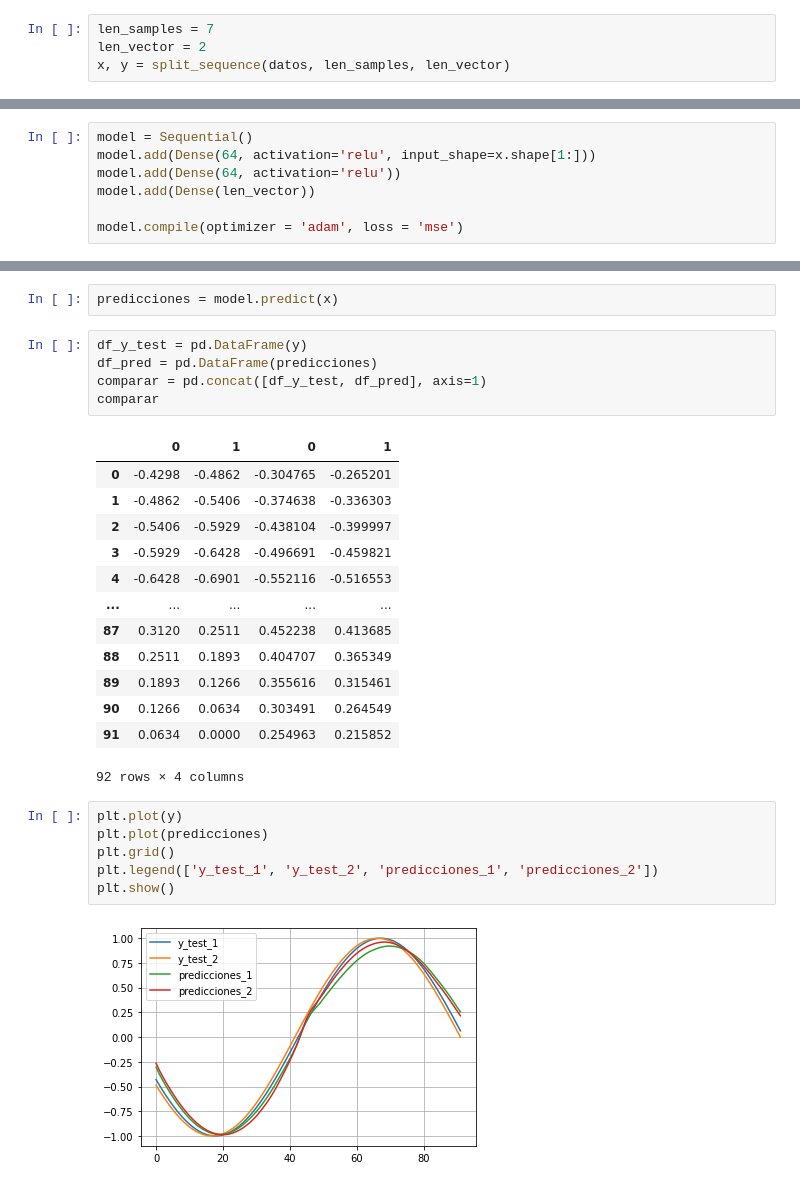
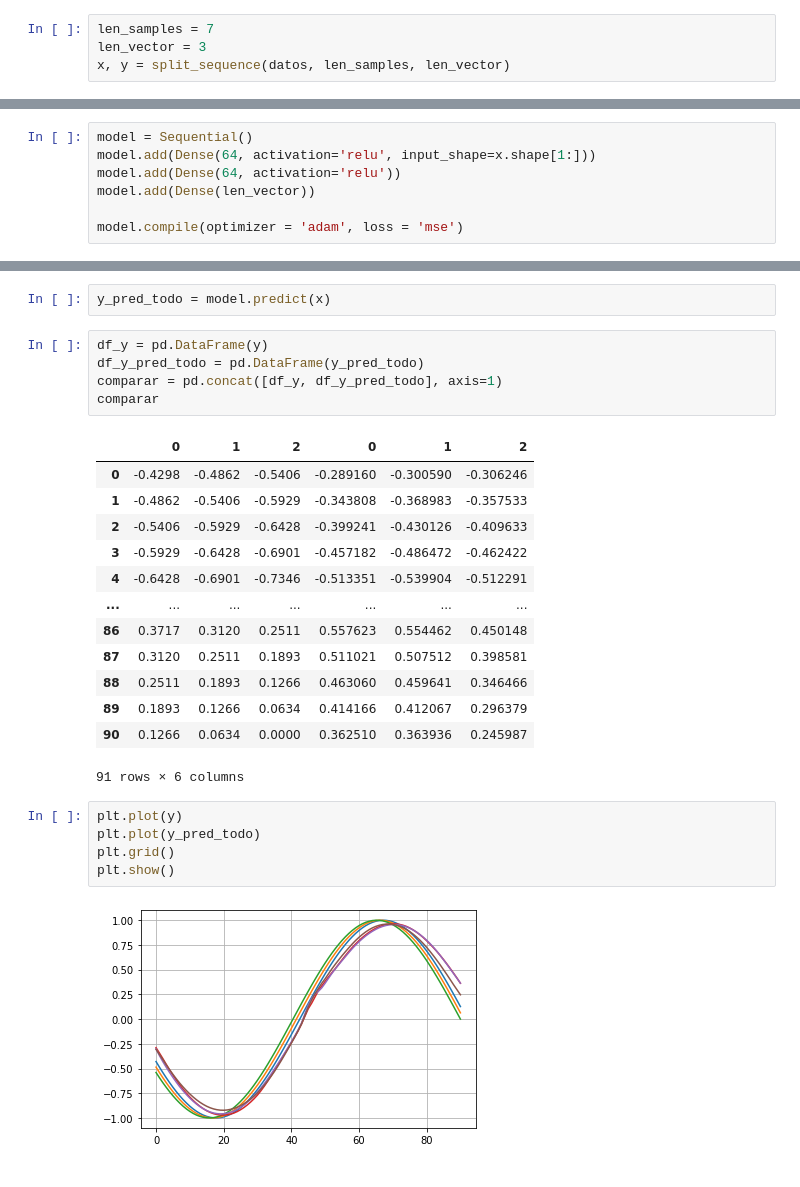
Before and after one commit to EdgarMoyete/Regresion, a Jupyter notebook: SenoMLP_Vector.ipynb, the cells around one changed output, grey strips where cells are left out. Cells and saved outputs as stored; diff of their text form.

```diff
--- a/SenoMLP_Vector.ipynb
+++ b/SenoMLP_Vector.ipynb
@@ -48,7 +49,7 @@ len(datos)
 100
 # %%
 len_samples = 7
-len_vector = 2
+len_vector = 3
 x, y = split_sequence(datos, len_samples, len_vector)
 # %%
 print(x.shape)
@@ -117,30 +118,29 @@ plt.show()
 # %%
-predicciones = model.predict(x)
+y_pred_todo = model.predict(x)
 # %%
-df_y_test = pd.DataFrame(y)
-df_pred = pd.DataFrame(predicciones)
-comparar = pd.concat([df_y_test, df_pred], axis=1)
+df_y = pd.DataFrame(y)
+df_y_pred_todo = pd.DataFrame(y_pred_todo)
+comparar = pd.concat([df_y, df_y_pred_todo], axis=1)
 comparar
 # %% [output]
-|  | 0 | 1 | 0 | 1 |
-| 0 | -0.4298 | -0.4862 | -0.304765 | -0.265201 |
-| 1 | -0.4862 | -0.5406 | -0.374638 | -0.336303 |
-| 2 | -0.5406 | -0.5929 | -0.438104 | -0.399997 |
-| 3 | -0.5929 | -0.6428 | -0.496691 | -0.459821 |
-| 4 | -0.6428 | -0.6901 | -0.552116 | -0.516553 |
-| ... | ... | ... | ... | ... |
-| 87 | 0.3120 | 0.2511 | 0.452238 | 0.413685 |
-| 88 | 0.2511 | 0.1893 | 0.404707 | 0.365349 |
-| 89 | 0.1893 | 0.1266 | 0.355616 | 0.315461 |
-| 90 | 0.1266 | 0.0634 | 0.303491 | 0.264549 |
-| 91 | 0.0634 | 0.0000 | 0.254963 | 0.215852 |
+|  | 0 | 1 | 2 | 0 | 1 | 2 |
+| 0 | -0.4298 | -0.4862 | -0.5406 | -0.289160 | -0.300590 | -0.306246 |
+| 1 | -0.4862 | -0.5406 | -0.5929 | -0.343808 | -0.368983 | -0.357533 |
+| 2 | -0.5406 | -0.5929 | -0.6428 | -0.399241 | -0.430126 | -0.409633 |
+| 3 | -0.5929 | -0.6428 | -0.6901 | -0.457182 | -0.486472 | -0.462422 |
+| 4 | -0.6428 | -0.6901 | -0.7346 | -0.513351 | -0.539904 | -0.512291 |
+| ... | ... | ... | ... | ... | ... | ... |
+| 86 | 0.3717 | 0.3120 | 0.2511 | 0.557623 | 0.554462 | 0.450148 |
+| 87 | 0.3120 | 0.2511 | 0.1893 | 0.511021 | 0.507512 | 0.398581 |
+| 88 | 0.2511 | 0.1893 | 0.1266 | 0.463060 | 0.459641 | 0.346466 |
+| 89 | 0.1893 | 0.1266 | 0.0634 | 0.414166 | 0.412067 | 0.296379 |
+| 90 | 0.1266 | 0.0634 | 0.0000 | 0.362510 | 0.363936 | 0.245987 |
-92 rows × 4 columns
+91 rows × 6 columns
 # %%
 plt.plot(y)
-plt.plot(predicciones)
+plt.plot(y_pred_todo)
 plt.grid()
-plt.legend(['y_test_1', 'y_test_2', 'predicciones_1', 'predicciones_2'])
 plt.show()
 # %% [output]
-[figure, old version]
+[figure, new version]
 # %%
```
Also changed, not shown: parts of 12 cells of this notebook, 6 other files.
